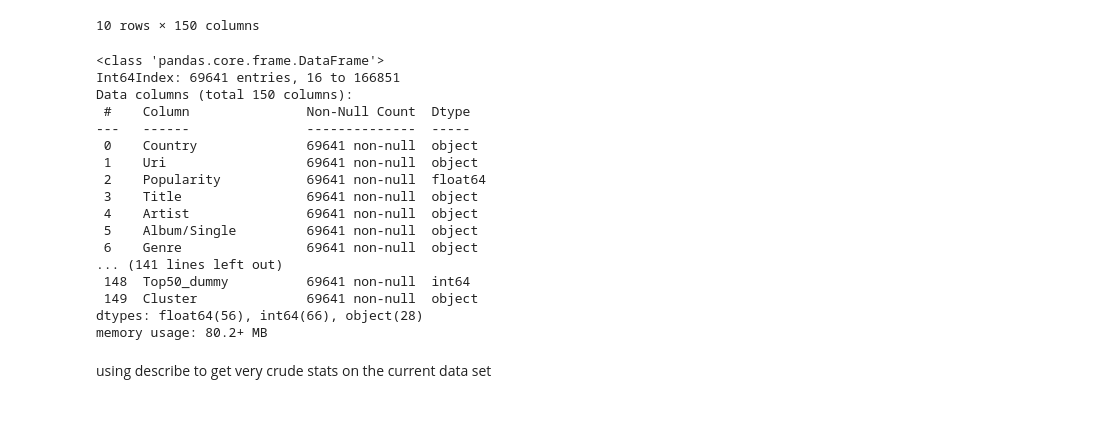
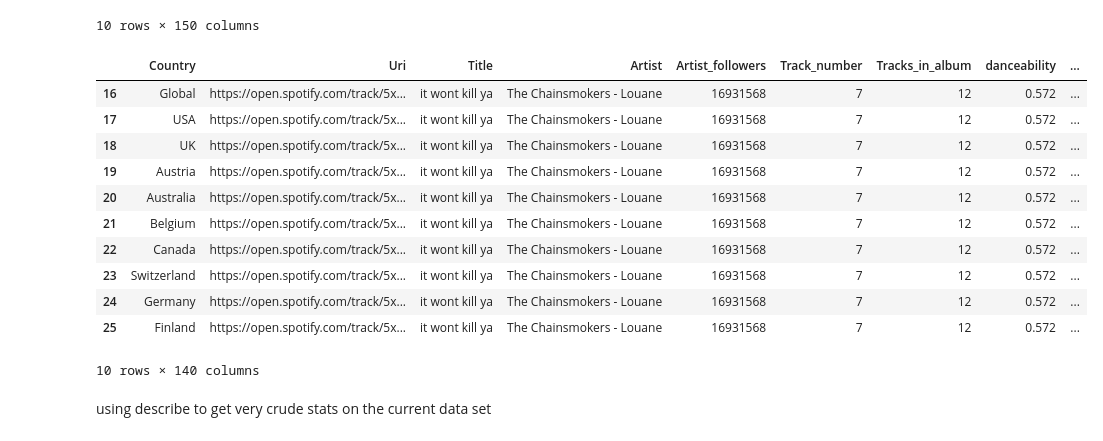
Before and after one commit to AndrewRBader/CU-Fintech_Project-2, a Jupyter notebook: Andrew/data-prep-work_new.ipynb, the cells around one changed output. Saved outputs shown, nothing was run; the diff lists cells and outputs as text; code cells hidden in the pictures; blank space fills up the shorter version.

Commit message:
updated data prep

```diff
--- a/Andrew/data-prep-work_new.ipynb
+++ b/Andrew/data-prep-work_new.ipynb
@@ -121,27 +121,23 @@ spotify_df.head(10)
 | 24 | Germany | https://open.spotify.com/track/5x... | 213.60 | it wont kill ya | The Chainsmokers - Louane | album | dance pop | 16931568 | False | ... |
 | 25 | Finland | https://open.spotify.com/track/5x... | 55.20 | it wont kill ya | The Chainsmokers - Louane | album | dance pop | 16931568 | False | ... |
 10 rows × 150 columns
-# %%
-# looking at dataframe again
-spotify_df.info(verbose=True, show_counts=True)
-# %% [output]
-<class 'pandas.core.frame.DataFrame'>
-Int64Index: 69641 entries, 16 to 166851
-Data columns (total 150 columns):
- #    Column               Non-Null Count  Dtype
----   ------               --------------  -----
- 0    Country              69641 non-null  object
- 1    Uri                  69641 non-null  object
- 2    Popularity           69641 non-null  float64
- 3    Title                69641 non-null  object
- 4    Artist               69641 non-null  object
- 5    Album/Single         69641 non-null  object
- 6    Genre                69641 non-null  object
-... (141 lines left out)
- 148  Top50_dummy          69641 non-null  int64
- 149  Cluster              69641 non-null  object
-dtypes: float64(56), int64(66), object(28)
-memory usage: 80.2+ MB
+# %%
+spotify_df = spotify_df.drop(columns=['Album/Single', 'Genre', 'Genre_new', 'Explicit', 'Album', 'Release_date', 'Cluster', 'Popu_max', 'Popularity', 'Cluster',  'LDA_Topic'])
+
+spotify_df.head(10)
+# %% [output]
+|  | Country | Uri | Title | Artist | Artist_followers | Track_number | Tracks_in_album | danceability | ... |
+| 16 | Global | https://open.spotify.com/track/5x... | it wont kill ya | The Chainsmokers - Louane | 16931568 | 7 | 12 | 0.572 | ... |
+| 17 | USA | https://open.spotify.com/track/5x... | it wont kill ya | The Chainsmokers - Louane | 16931568 | 7 | 12 | 0.572 | ... |
+| 18 | UK | https://open.spotify.com/track/5x... | it wont kill ya | The Chainsmokers - Louane | 16931568 | 7 | 12 | 0.572 | ... |
+| 19 | Austria | https://open.spotify.com/track/5x... | it wont kill ya | The Chainsmokers - Louane | 16931568 | 7 | 12 | 0.572 | ... |
+| 20 | Australia | https://open.spotify.com/track/5x... | it wont kill ya | The Chainsmokers - Louane | 16931568 | 7 | 12 | 0.572 | ... |
+| 21 | Belgium | https://open.spotify.com/track/5x... | it wont kill ya | The Chainsmokers - Louane | 16931568 | 7 | 12 | 0.572 | ... |
+| 22 | Canada | https://open.spotify.com/track/5x... | it wont kill ya | The Chainsmokers - Louane | 16931568 | 7 | 12 | 0.572 | ... |
+| 23 | Switzerland | https://open.spotify.com/track/5x... | it wont kill ya | The Chainsmokers - Louane | 16931568 | 7 | 12 | 0.572 | ... |
+| 24 | Germany | https://open.spotify.com/track/5x... | it wont kill ya | The Chainsmokers - Louane | 16931568 | 7 | 12 | 0.572 | ... |
+| 25 | Finland | https://open.spotify.com/track/5x... | it wont kill ya | The Chainsmokers - Louane | 16931568 | 7 | 12 | 0.572 | ... |
+10 rows × 140 columns
 # %% [markdown]
 using describe to get very crude stats on the current data set
 # %%
```
Also changed, not shown: parts of 10 cells of this notebook, 1 other file.
